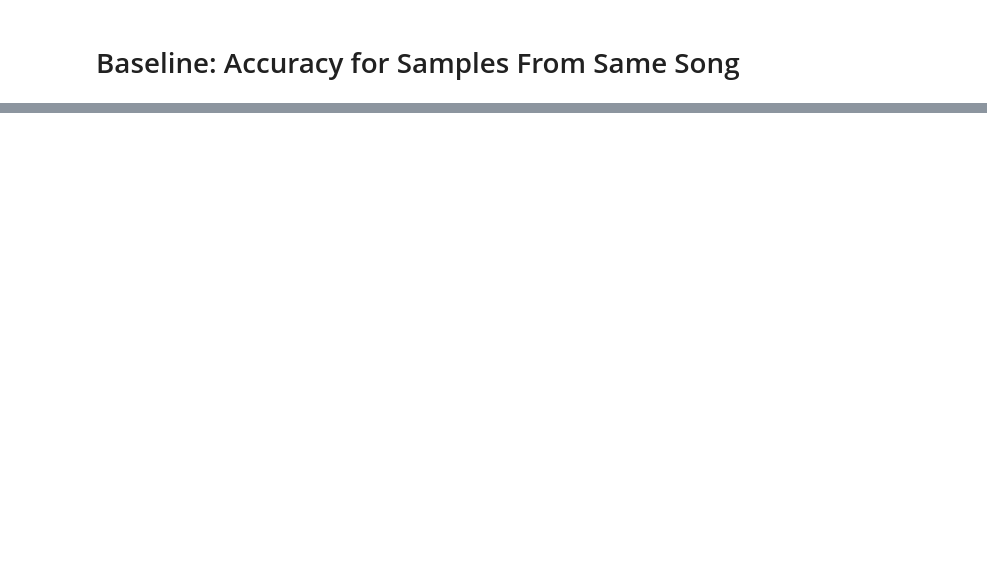
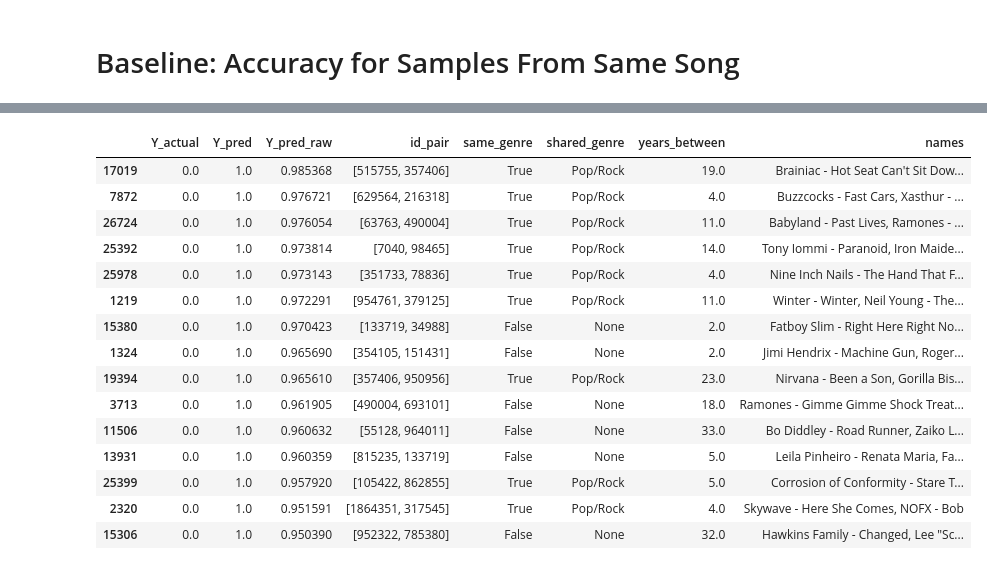
Before and after one commit to wzeyuann/music_influence, a Jupyter notebook: siamese/Validate-Siamese-First-Track.ipynb, the cells around one changed output, grey strips where cells are left out. Saved outputs shown, nothing was run; the diff lists cells and outputs as text; code cells hidden in the pictures; blank space fills up the shorter version.

```diff
--- a/siamese/Validate-Siamese-First-Track.ipynb
+++ b/siamese/Validate-Siamese-First-Track.ipynb
@@ -208,0 +248,10 @@ accuracy_score(Y_actual_same, np.array(Y_pred_same) > 0.5)
+# %%
+def id_to_artist_song(id, song_release_df=song_release_df):
+    '''Lookup artist name and songname by id'''
+    try:
+        song = song_release_df[(song_release_df['artist_id'] == id)]['song_name'].iloc[0]
+        artist = song_release_df[(song_release_df['artist_id'] == id)]['artist_name'].iloc[0]
+
+        return artist + ' - ' + song
+    except:
+        return 'Not found'
@@ -208,0 +267,19 @@ accuracy_score(Y_actual_same, np.array(Y_pred_same) > 0.5)
+# %%
+false_pos_df
+# %% [output]
+|  | Y_actual | Y_pred | Y_pred_raw | id_pair | same_genre | shared_genre | years_between | names |
+| 17019 | 0.0 | 1.0 | 0.985368 | [515755, 357406] | True | Pop/Rock | 19.0 | Brainiac - Hot Seat Can't Sit Dow... |
+| 7872 | 0.0 | 1.0 | 0.976721 | [629564, 216318] | True | Pop/Rock | 4.0 | Buzzcocks - Fast Cars, Xasthur - ... |
+| 26724 | 0.0 | 1.0 | 0.976054 | [63763, 490004] | True | Pop/Rock | 11.0 | Babyland - Past Lives, Ramones - ... |
+| 25392 | 0.0 | 1.0 | 0.973814 | [7040, 98465] | True | Pop/Rock | 14.0 | Tony Iommi - Paranoid, Iron Maide... |
+| 25978 | 0.0 | 1.0 | 0.973143 | [351733, 78836] | True | Pop/Rock | 4.0 | Nine Inch Nails - The Hand That F... |
+| 1219 | 0.0 | 1.0 | 0.972291 | [954761, 379125] | True | Pop/Rock | 11.0 | Winter - Winter, Neil Young - The... |
+| 15380 | 0.0 | 1.0 | 0.970423 | [133719, 34988] | False | None | 2.0 | Fatboy Slim - Right Here Right No... |
+| 1324 | 0.0 | 1.0 | 0.965690 | [354105, 151431] | False | None | 2.0 | Jimi Hendrix - Machine Gun, Roger... |
+| 19394 | 0.0 | 1.0 | 0.965610 | [357406, 950956] | True | Pop/Rock | 23.0 | Nirvana - Been a Son, Gorilla Bis... |
+| 3713 | 0.0 | 1.0 | 0.961905 | [490004, 693101] | False | None | 18.0 | Ramones - Gimme Gimme Shock Treat... |
+| 11506 | 0.0 | 1.0 | 0.960632 | [55128, 964011] | False | None | 33.0 | Bo Diddley - Road Runner, Zaiko L... |
+| 13931 | 0.0 | 1.0 | 0.960359 | [815235, 133719] | False | None | 5.0 | Leila Pinheiro - Renata Maria, Fa... |
+| 25399 | 0.0 | 1.0 | 0.957920 | [105422, 862855] | True | Pop/Rock | 5.0 | Corrosion of Conformity - Stare T... |
+| 2320 | 0.0 | 1.0 | 0.951591 | [1864351, 317545] | True | Pop/Rock | 4.0 | Skywave - Here She Comes, NOFX - Bob |
+| 15306 | 0.0 | 1.0 | 0.950390 | [952322, 785380] | False | None | 32.0 | Hawkins Family - Changed, Lee "Sc... |
```
Also changed, not shown: parts of 26 cells of this notebook, 5 other files.
